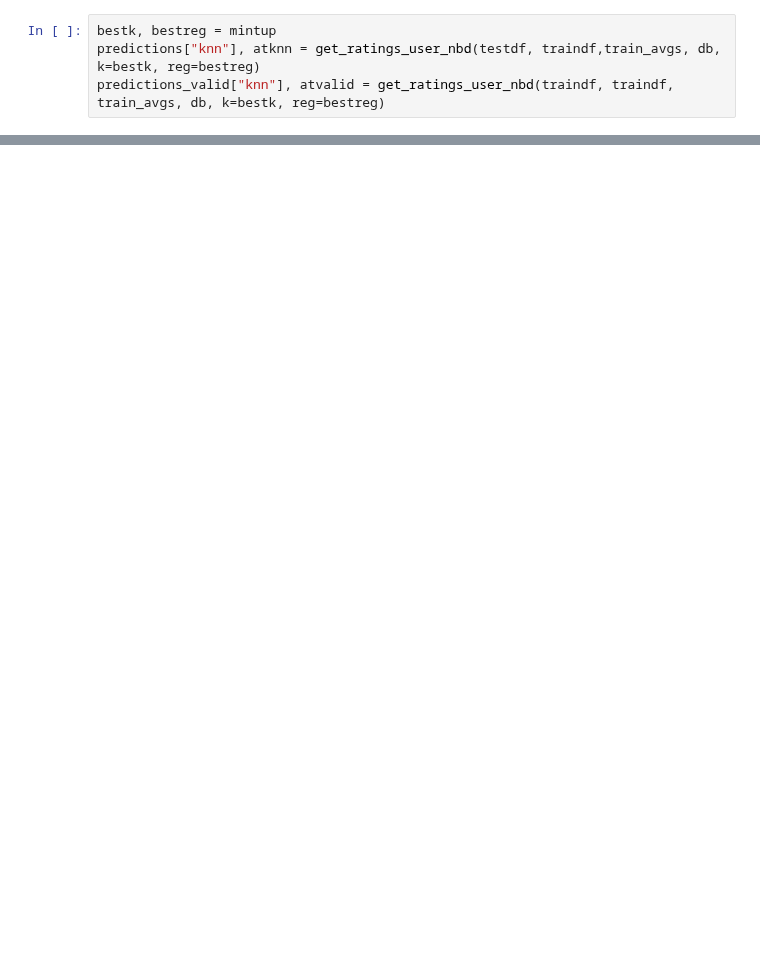
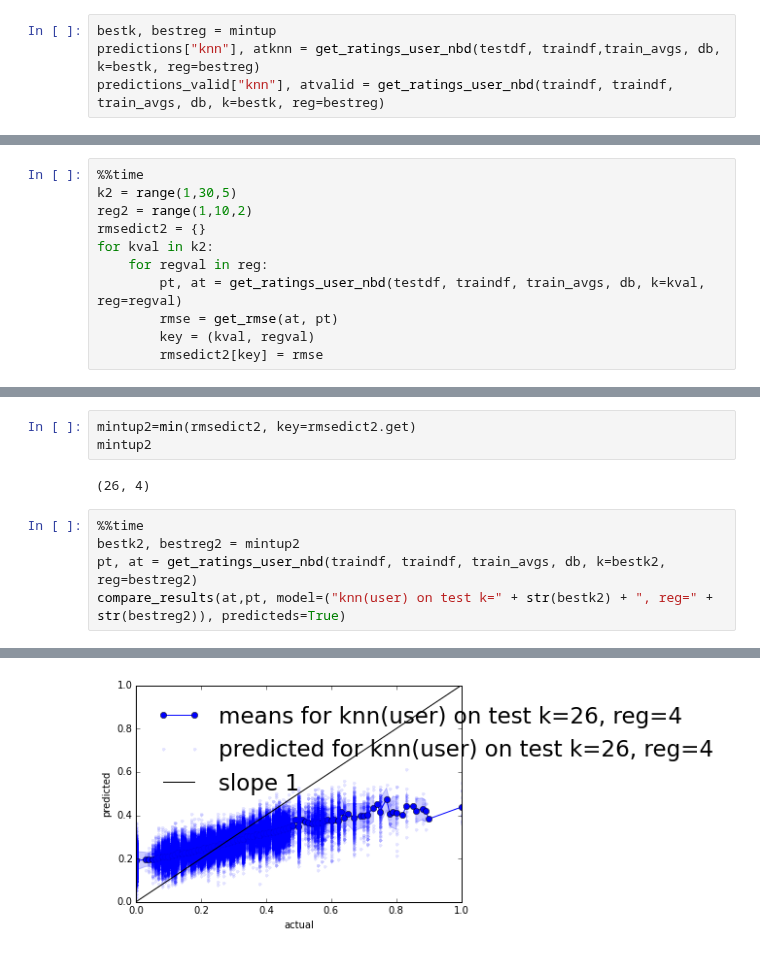
Before and after one commit to bacook17/CS109_baseball, a Jupyter notebook: BaselineModel.ipynb, the cells around one changed output, grey strips where cells are left out. Drawn from its saved outputs; the diff is of its cells as text; blank space fills up the shorter version.

```diff
--- a/BaselineModel.ipynb
+++ b/BaselineModel.ipynb
@@ -859,0 +860,11 @@ RMSE for knn(user) on test k=19, reg=7 0.136851356472
+# %%
+%%time
+k2 = range(1,30,5)
+reg2 = range(1,10,2)
+rmsedict2 = {}
+for kval in k2:
+    for regval in reg:
+        pt, at = get_ratings_user_nbd(testdf, traindf, train_avgs, db, k=kval, reg=regval)
+        rmse = get_rmse(at, pt)
+        key = (kval, regval)
+        rmsedict2[key] = rmse
@@ -859,0 +874,11 @@ RMSE for knn(user) on test k=19, reg=7 0.136851356472
+# %%
+mintup2=min(rmsedict2, key=rmsedict2.get)
+mintup2
+# %% [output]
+(26, 4)
+# %%
+%%time
+bestk2, bestreg2 = mintup2
+pt, at = get_ratings_user_nbd(traindf, traindf, train_avgs, db, k=bestk2, reg=bestreg2)
+compare_results(at,pt, model=("knn(user) on test k=" + str(bestk2) + ", reg=" + str(bestreg2)), predicteds=True)
+# %% [output]
@@ -860,2 +888,3 @@ RMSE for knn(user) on test k=19, reg=7 0.136851356472
+[figure, added]
 # %%
 %%time
```
Also changed, not shown: parts of 6 cells of this notebook.
